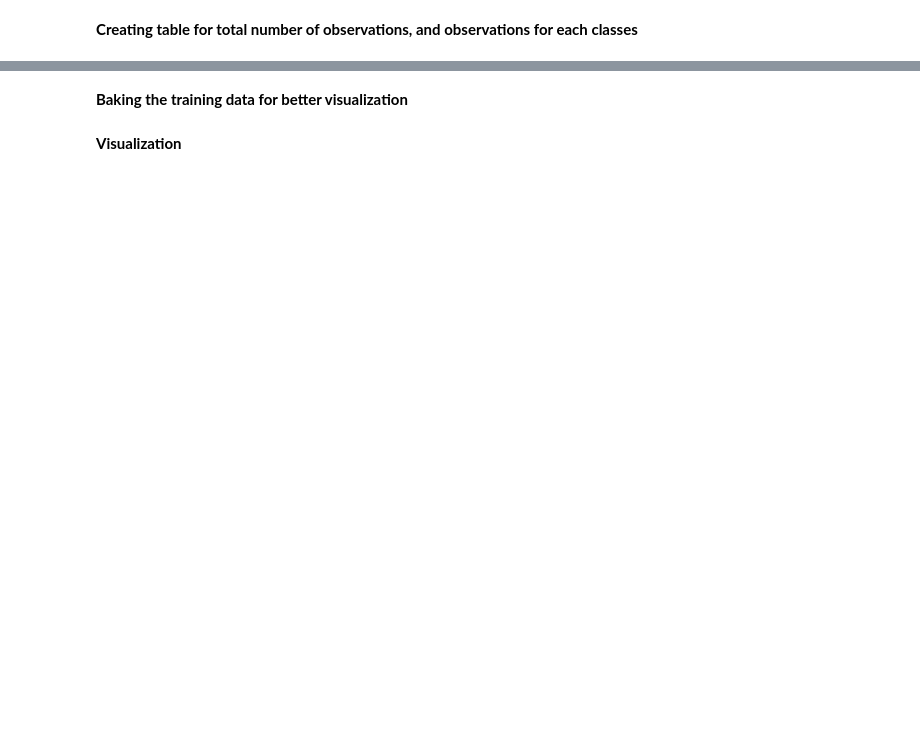
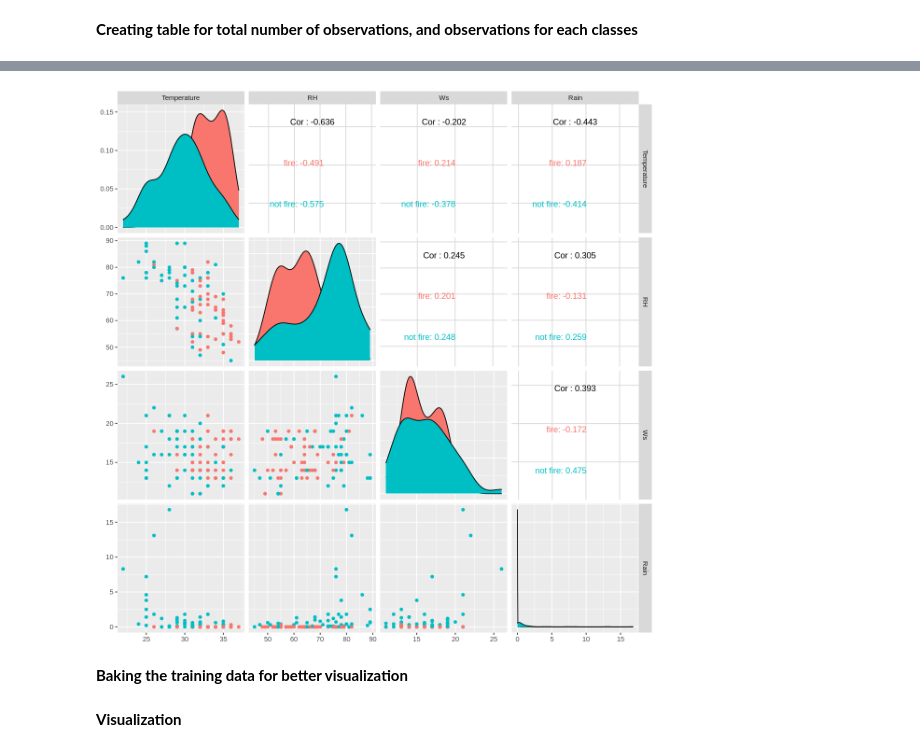
Before and after one commit to a-kong/dsci100-project, a Jupyter notebook: Algerian data.ipynb, the cells around one changed output, grey strips where cells are left out. Drawn from its saved outputs; the diff is of its cells as text; code cells hidden in the pictures; blank space fills up the shorter version.

```diff
--- a/Algerian data.ipynb
+++ b/Algerian data.ipynb
@@ -92,3 +88,12 @@ ERROR: Error in as_mapper(.f, ...): object 'Classes' not found
+# %%
+#not sure if this is a good visulization
+options(repr.plot.width = 10, repr.plot.height = 10)
+pairs_bejaia <- bejaia_train %>%
+  select(Temperature, RH, Ws, Rain) %>%
+  ggpairs(ggplot2::aes(colour=bejaia_train$Classes))
+pairs_bejaia
+# %% [output]
+[figure, added]
 # %% [markdown]
 **Baking the training data for better visualization**
 # %%
```
Also changed, not shown: parts of 7 cells of this notebook, 1 other file.
